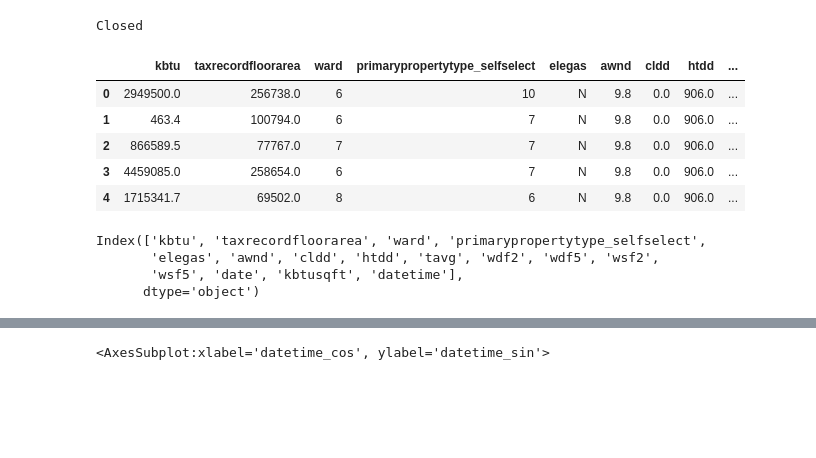
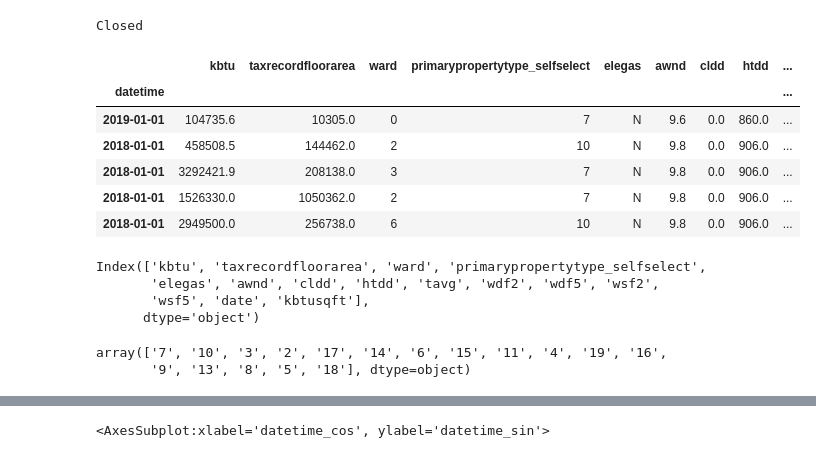
Before and after one commit to DHinton7/Power-Rangers, a Jupyter notebook: Dont_Look/Dom_Different_Models.ipynb, the cells around one changed output, grey strips where cells are left out. Drawn from its saved outputs; the diff is of its cells as text; code cells hidden in the pictures; blank space fills up the shorter version.

```diff
--- a/Dont_Look/Dom_Different_Models.ipynb
+++ b/Dont_Look/Dom_Different_Models.ipynb
@@ -76,25 +75,33 @@ print('Closed')
 # %% [output]
 Closed
 # %%
-df2['kbtusqft']=df2['kbtu']/df2['taxrecordfloorarea']
+df['kbtusqft']=df['kbtu']/df['taxrecordfloorarea']
 # %%
-df2['datetime']=pd.to_datetime(df2['date'])
+df['datetime']=pd.to_datetime(df['date'])
 # %%
-df2['primarypropertytype_selfselect']=df2['primarypropertytype_selfselect'].astype('object')
+df['primarypropertytype_selfselect']=df['primarypropertytype_selfselect'].astype('object')
+# %%
+df.set_index('datetime', inplace=True)
 # %%
-df2.head()
+df.head()
 # %% [output]
 |  | kbtu | taxrecordfloorarea | ward | primarypropertytype_selfselect | elegas | awnd | cldd | htdd | ... |
-| 0 | 2949500.0 | 256738.0 | 6 | 10 | N | 9.8 | 0.0 | 906.0 | ... |
-| 1 | 463.4 | 100794.0 | 6 | 7 | N | 9.8 | 0.0 | 906.0 | ... |
-| 2 | 866589.5 | 77767.0 | 7 | 7 | N | 9.8 | 0.0 | 906.0 | ... |
-| 3 | 4459085.0 | 258654.0 | 6 | 7 | N | 9.8 | 0.0 | 906.0 | ... |
-| 4 | 1715341.7 | 69502.0 | 8 | 6 | N | 9.8 | 0.0 | 906.0 | ... |
+| datetime |  |  |  |  |  |  |  |  | ... |
+| 2019-01-01 | 104735.6 | 10305.0 | 0 | 7 | N | 9.6 | 0.0 | 860.0 | ... |
+| 2018-01-01 | 458508.5 | 144462.0 | 2 | 10 | N | 9.8 | 0.0 | 906.0 | ... |
+| 2018-01-01 | 3292421.9 | 208138.0 | 3 | 7 | N | 9.8 | 0.0 | 906.0 | ... |
+| 2018-01-01 | 1526330.0 | 1050362.0 | 2 | 7 | N | 9.8 | 0.0 | 906.0 | ... |
+| 2018-01-01 | 2949500.0 | 256738.0 | 6 | 10 | N | 9.8 | 0.0 | 906.0 | ... |
 # %%
-df2.columns
+df.columns
 # %% [output]
 Index(['kbtu', 'taxrecordfloorarea', 'ward', 'primarypropertytype_selfselect',
        'elegas', 'awnd', 'cldd', 'htdd', 'tavg', 'wdf2', 'wdf5', 'wsf2',
-       'wsf5', 'date', 'kbtusqft', 'datetime'],
+       'wsf5', 'date', 'kbtusqft'],
       dtype='object')
+# %%
+df.primarypropertytype_selfselect.unique()
+# %% [output]
+array(['7', '10', '3', '2', '17', '14', '6', '15', '11', '4', '19', '16',
+       '9', '13', '8', '5', '18'], dtype=object)
 # %%
```
Also changed, not shown: parts of 24 cells of this notebook.
